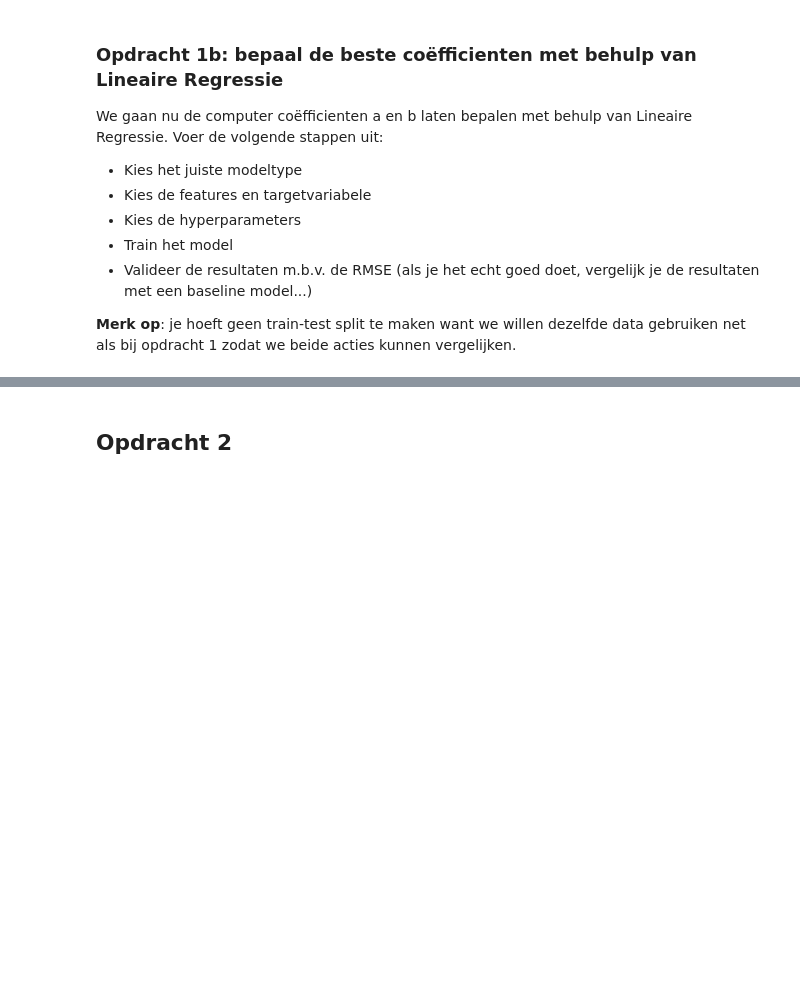
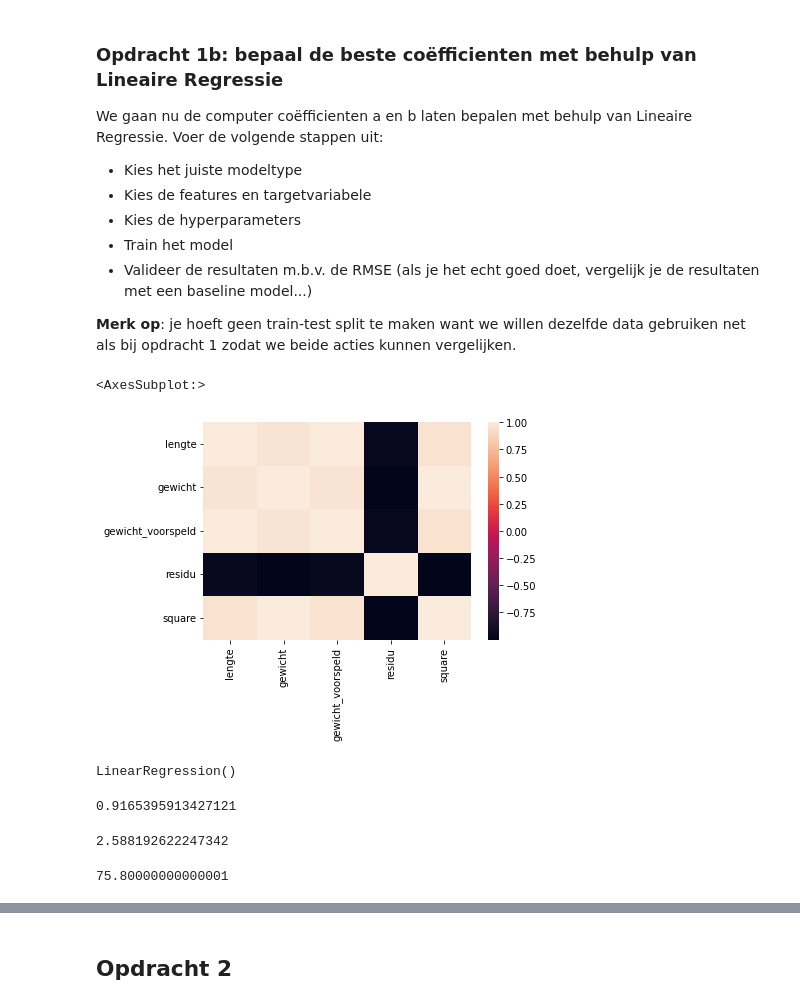
Before and after one commit to PeterKemner/CM2024, a Jupyter notebook: CM07_lineaire_regressie/CM_lineaireregressie_opdrachten.ipynb, the cells around one changed output, grey strips where cells are left out. Drawn from its saved outputs; the diff is of its cells as text; code cells hidden in the pictures; blank space fills up the shorter version.

```diff
--- a/CM07_lineaire_regressie/CM_lineaireregressie_opdrachten.ipynb
+++ b/CM07_lineaire_regressie/CM_lineaireregressie_opdrachten.ipynb
@@ -93,3 +93,9 @@ We gaan nu de computer coëfficienten a en b laten bepalen met behulp van Lineai
  - Valideer de resultaten m.b.v. de RMSE (als je het echt goed doet, vergelijk je de resultaten met een baseline model...)
 
 **Merk op**: je hoeft geen train-test split te maken want we willen dezelfde data gebruiken net als bij opdracht 1 zodat we beide acties kunnen vergelijken.
+# %%
+corr = personen.corr()
+sns.heatmap(corr)
+# %% [output]
+<AxesSubplot:>
+[figure, added]
@@ -95,0 +105,20 @@ We gaan nu de computer coëfficienten a en b laten bepalen met behulp van Lineai
+# %%
+model = LinearRegression()
+model.fit(feature, target)
+# %% [output]
+LinearRegression()
+# %%
+model.score(feature,target)
+# %% [output]
+0.9165395913427121
+# %%
+mse = mean_squared_error(target, model.predict(feature))
+rmse = np.sqrt(mse)
+rmse
+# %% [output]
+2.588192622247342
+# %%
+bl = np.full((len(personen), 1), target.median())
+bl[0][0]
+# %% [output]
+75.80000000000001
```
Also changed, not shown: parts of 19 cells of this notebook, 10 other files.
